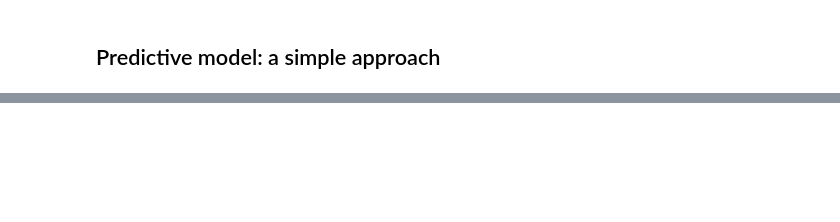
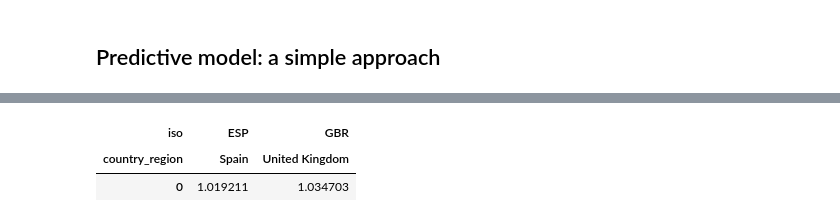
Before and after one commit to jmrr/covid19-data-analysis, a Jupyter notebook: covid19_analysis.ipynb, the cells around one changed output, grey strips where cells are left out. Saved outputs shown, nothing was run; the diff lists cells and outputs as text; code cells hidden in the pictures; blank space fills up the shorter version.

```diff
--- a/covid19_analysis.ipynb
+++ b/covid19_analysis.ipynb
@@ -179 +184,7 @@ plt.tight_layout()
+# %%
+growth_rate
+# %% [output]
+| iso | ESP | GBR |
+| country_region | Spain | United Kingdom |
+| 0 | 1.019211 | 1.034703 |
 # %%
```
Also changed, not shown: parts of 12 cells of this notebook, 1 other file.
